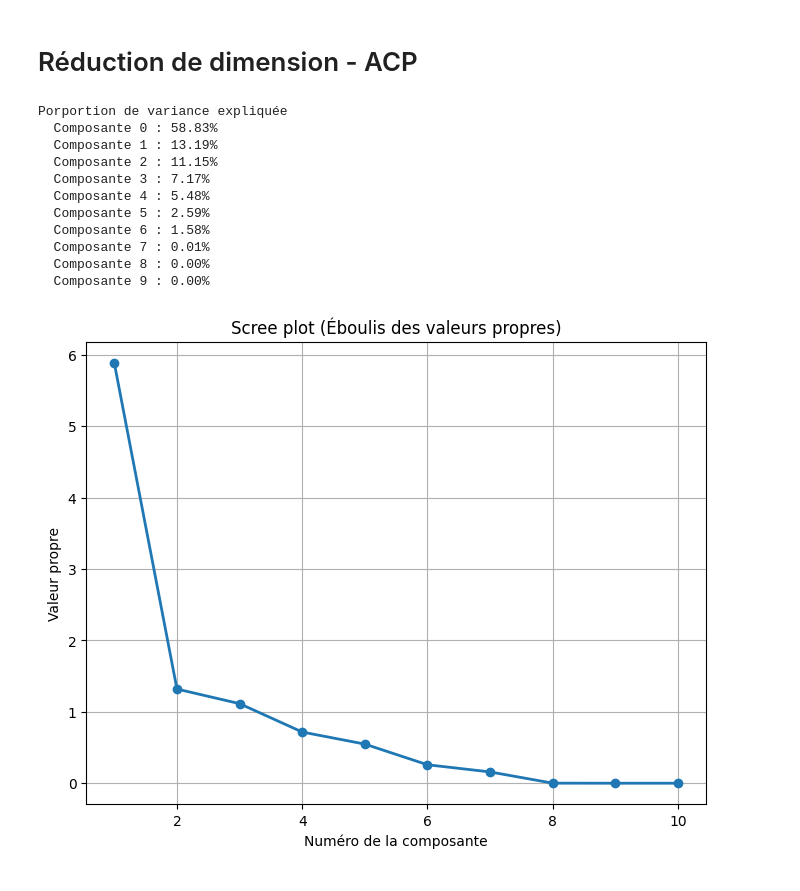
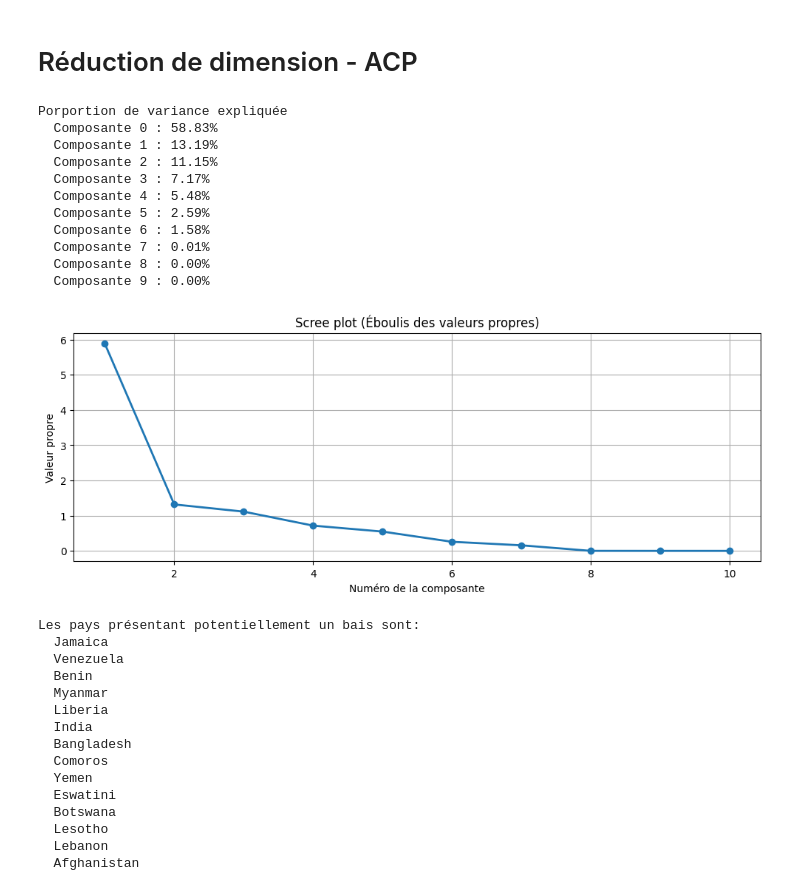
Before and after one commit to A-INDUSTRIES/anado-projet, a Jupyter notebook: acp.ipynb, the cells around one changed output. Saved outputs shown, nothing was run; the diff lists cells and outputs as text; code cells hidden in the pictures.

Commit message:
❇️ Analyse de biais portentiels et recalcul de l'acp sans ces données

```diff
--- a/acp.ipynb
+++ b/acp.ipynb
@@ -5,13 +5,13 @@ import pandas as pd
 import sklearn as sk
 import matplotlib.pyplot as plt
 # %%
-data = pd.read_csv("./data/acp/WHR2024.csv")
+raw_data = pd.read_csv("./data/acp/WHR2024.csv")
+
+# On retire les lignes où certaines valeurs sont manquantes
+raw_data = raw_data.dropna(axis=0, how="any")
 
 # On retire la première colonne (nom de pays = label != catégorie)
-data = data.iloc[:,1:]
-
-# On retire les lignes où certaines valeurs sont manquantes
-data = data.dropna(axis=0, how="any")
+data = raw_data.iloc[:,1:]
 
 # Données centrées réduites
 scaler = sk.preprocessing.StandardScaler()
@@ -19,40 +19,60 @@ data = scaler.fit_transform(data)
 
 # Décomposition ACP des données
 acp = sk.decomposition.PCA(svd_solver="full")
-acp.set_output
 pca = acp.fit(data)
 n,p = data.shape
 
 # Affichage des informations de l'ACP
 
-# print("Composantes principales", pca.components_)
-# print("Valeurs singulière", pca.singular_values_)
-# print('Nombre de composantes', pca.n_components_)
-# print('Variance expliquée', pca.explained_variance_)
 eigval = (n-1)/n*pca.explained_variance_
-# print(eigval)
+
 print('Porportion de variance expliquée')
 for i, value in enumerate(pca.explained_variance_ratio_):
     print(f"  Composante {i} : {value*100:.2f}%")
 
 # Affichage du graphique des valeurs propres des composantes
-plt.figure(figsize=(8,6))
+plt.figure(figsize=(12,4))
 plt.plot(range(1, p+1), eigval, 'o-', linewidth=2)
 plt.xlabel("Numéro de la composante")
 plt.ylabel("Valeur propre")
 plt.title("Scree plot (Éboulis des valeurs propres)")
 plt.grid(True)
 plt.show()
+
+# Analyse pour savoir si certains pays peuvent présenter un biais
+
+ee = sk.covariance.EllipticEnvelope()
+
+result = ee.fit_predict(data)
+outliers = [i for i, x in enumerate(result) if x == -1]
+outliers_names = [raw_data.iat[i, 0] for i in outliers]
+
+print("Les pays présentant potentiellement un bais sont:\n ", "\n  ".join(outliers_names))
 # %% [output]
 Porportion de variance expliquée
   Composante 0 : 58.83%
   Composante 1 : 13.19%
   Composante 2 : 11.15%
   Composante 3 : 7.17%
   Composante 4 : 5.48%
   Composante 5 : 2.59%
   Composante 6 : 1.58%
   Composante 7 : 0.01%
   Composante 8 : 0.00%
   Composante 9 : 0.00%
-[figure, old version]
+[figure, new version]
+Les pays présentant potentiellement un bais sont:
+  Jamaica
+  Venezuela
+  Benin
+  Myanmar
+  Liberia
+  India
+  Bangladesh
+  Comoros
+  Yemen
+  Eswatini
+  Botswana
+  Lesotho
+  Lebanon
+  Afghanistan
```
Also changed, not shown: parts of 1 cell of this notebook.
